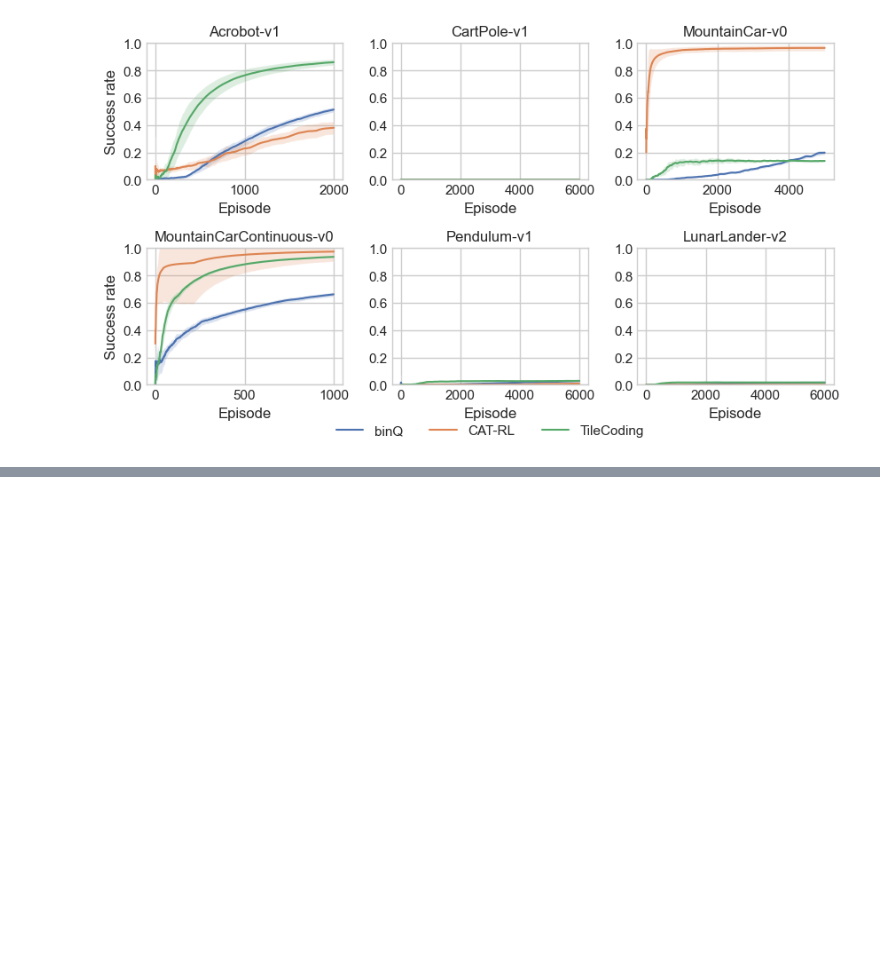
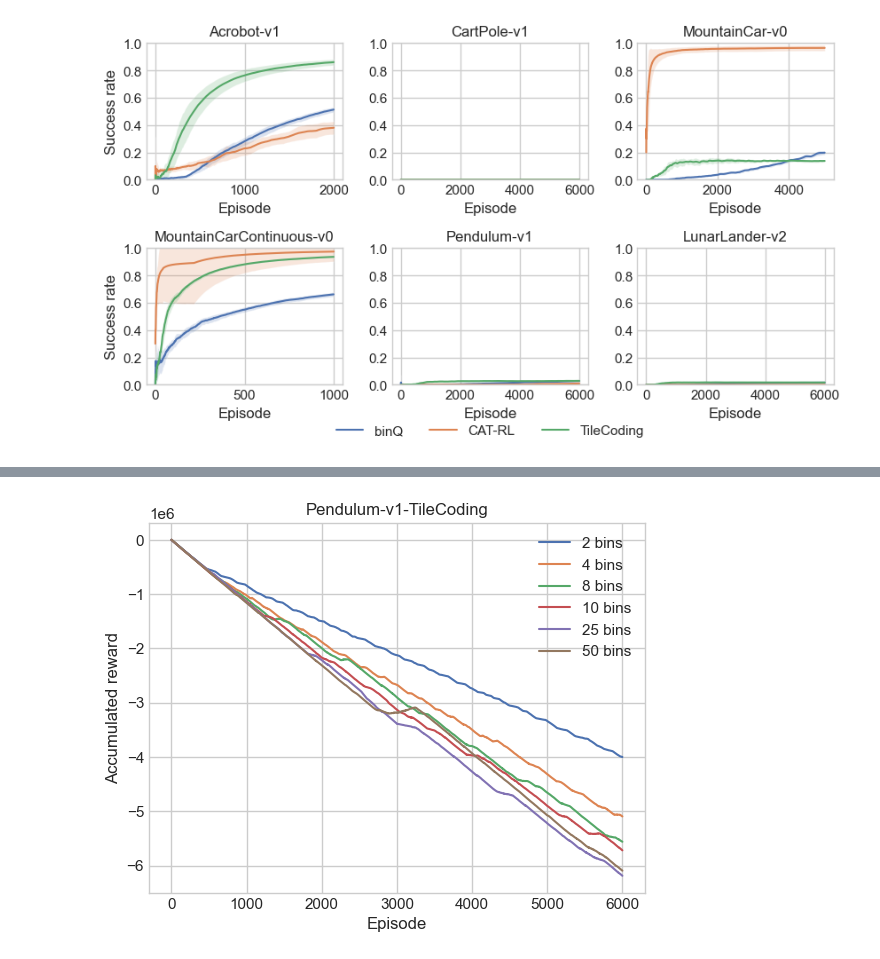
Before and after one commit to borchand/Bachelor-Project, a Jupyter notebook: plots.ipynb, the cells around one changed output, grey strips where cells are left out. Cells and saved outputs as stored; diff of their text form; code cells hidden in the pictures; blank space fills up the shorter version.

```diff
--- a/plots.ipynb
+++ b/plots.ipynb
@@ -114,0 +167,4 @@ create_plot_grid(methods, envs, seeds, "success rate")
+# %%
+plot_k_bins(methods[0], envs[1], bins, "accumulated reward")
+# %% [output]
+[figure, added]
```
Also changed, not shown: parts of 9 cells of this notebook.
